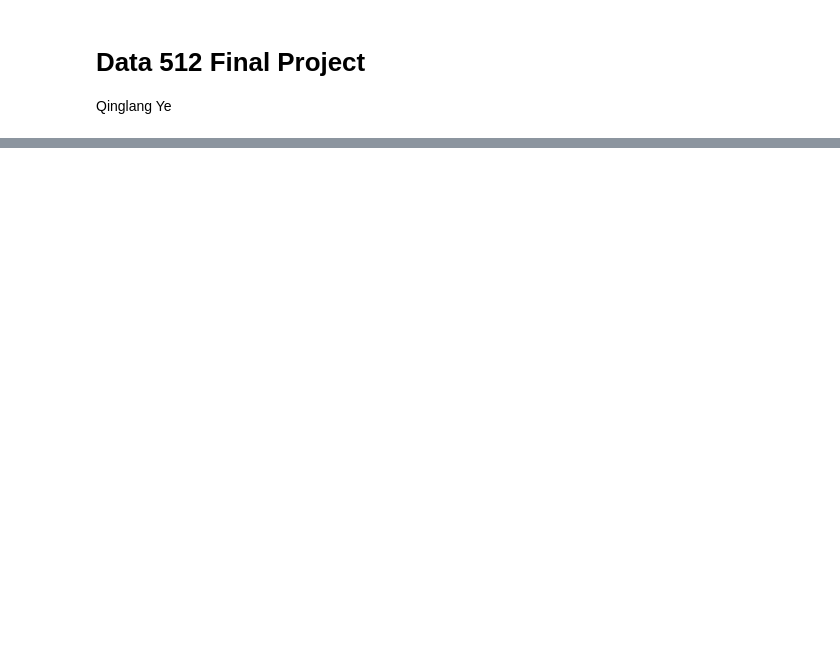
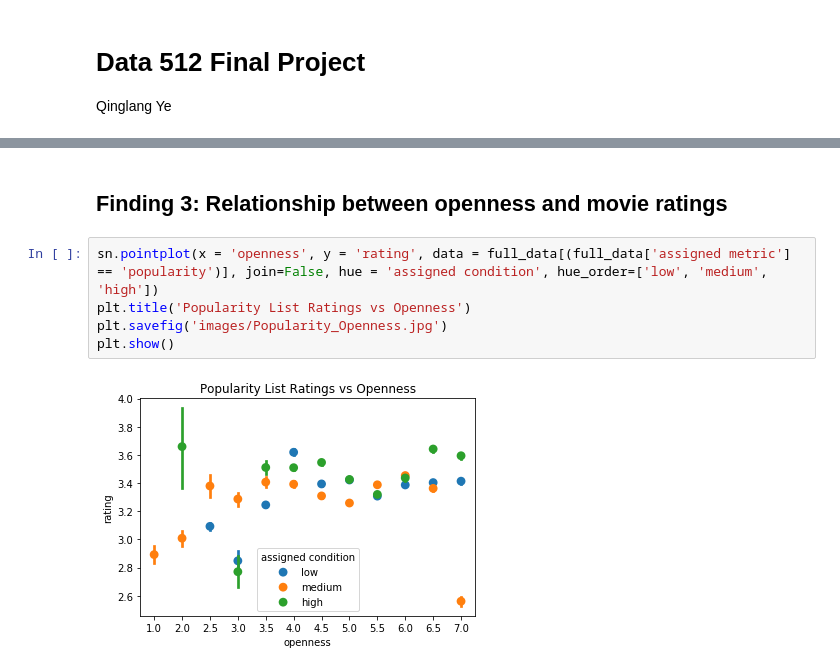
Before and after one commit to qye25/data-512, a Jupyter notebook: data-512-final/final project.ipynb, the cells around one changed output, grey strips where cells are left out. Saved outputs shown, nothing was run; the diff lists cells and outputs as text; blank space fills up the shorter version.

```diff
--- a/data-512-final/final project.ipynb
+++ b/data-512-final/final project.ipynb
@@ -76,0 +249,9 @@ We don't know the demographics of all the experiment participants so there might
+# %% [markdown]
+## Finding 3: Relationship between openness and movie ratings
+# %%
+sn.pointplot(x = 'openness', y = 'rating', data = full_data[(full_data['assigned metric'] == 'popularity')], join=False, hue = 'assigned condition', hue_order=['low', 'medium', 'high'])
+plt.title('Popularity List Ratings vs Openness')
+plt.savefig('images/Popularity_Openness.jpg')
+plt.show()
+# %% [output]
+[figure, added]
```
Also changed, not shown: parts of 42 cells of this notebook.
